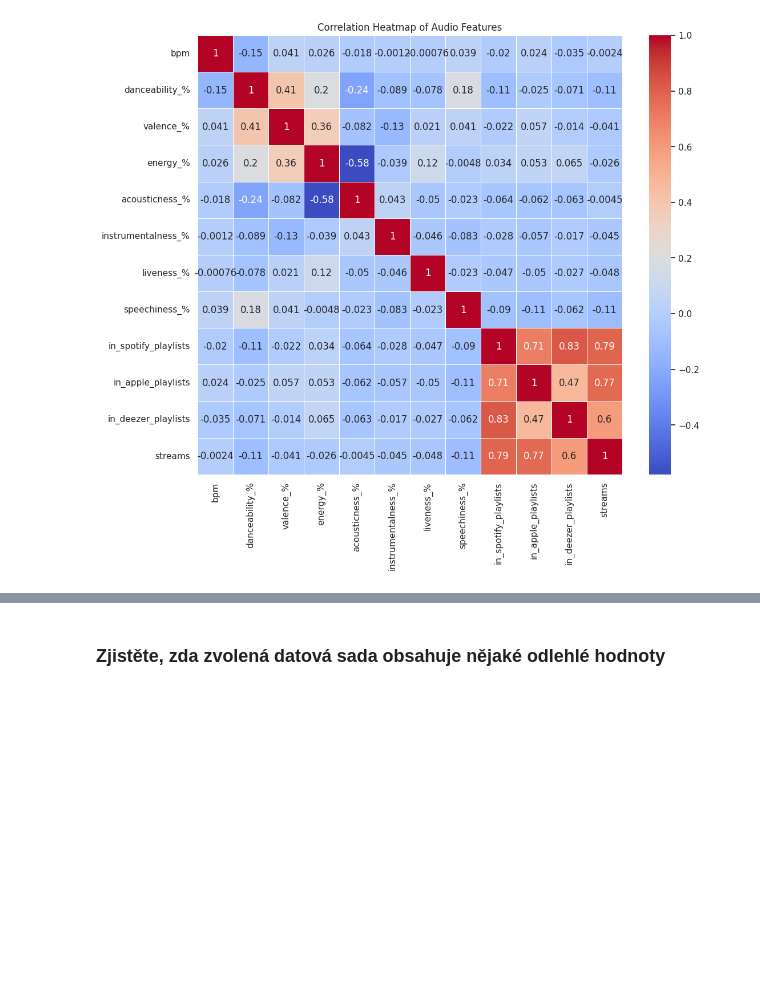
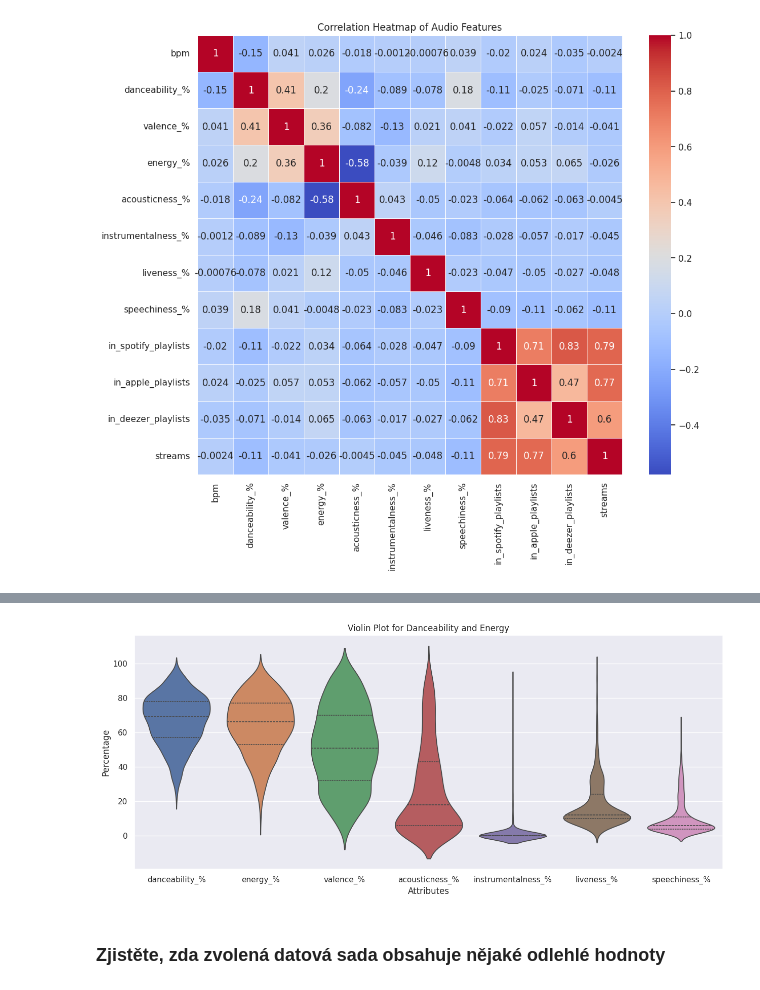
Before and after one commit to FITlifeSADGE/UPA, a Jupyter notebook: UPA.ipynb, the cells around one changed output, grey strips where cells are left out. Cells and saved outputs as stored; diff of their text form; code cells hidden in the pictures; blank space fills up the shorter version.

```diff
--- a/UPA.ipynb
+++ b/UPA.ipynb
@@ -264,3 +287,24 @@ plt.show()
+# %%
+selected_columns = ['danceability_%', 'energy_%', 'valence_%', 'acousticness_%', 'instrumentalness_%', 'liveness_%', 'speechiness_%']
+
+# Create a new DataFrame with selected columns
+df_selected = df[selected_columns]
+
+# Set up the matplotlib figure
+plt.figure(figsize=(15, 6))
+
+# Create a violin plot using seaborn
+sns.violinplot(data=df_selected, inner="quartile")
+
+# Set plot labels and title
+plt.title('Violin Plot for Danceability and Energy')
+plt.xlabel('Attributes')
+plt.ylabel('Percentage')
+
+# Show the plot
+plt.show()
+# %% [output]
+[figure, added]
 # %% [markdown]
 ### Zjistěte, zda zvolená datová sada obsahuje nějaké odlehlé hodnoty
 # %%
```
Also changed, not shown: parts of 17 cells of this notebook.
